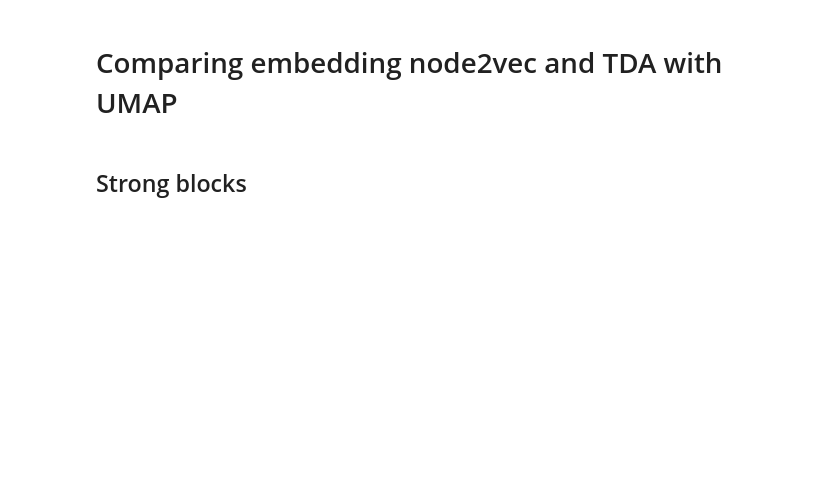
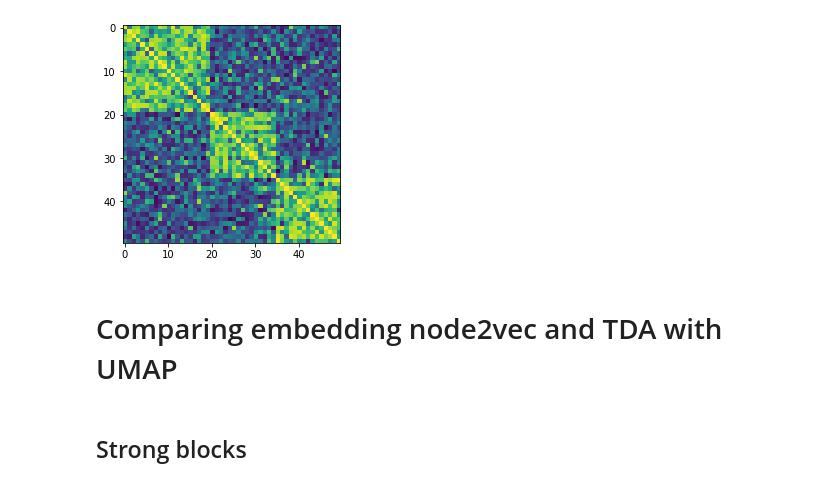
Before and after one commit to iknyazeva/WSBM, a Jupyter notebook: ProcessEmbedding.ipynb, the cells around one changed output. Saved outputs shown, nothing was run; the diff lists cells and outputs as text; code cells hidden in the pictures; blank space fills up the shorter version.

```diff
--- a/ProcessEmbedding.ipynb
+++ b/ProcessEmbedding.ipynb
@@ -14,2 +58,11 @@ import matplotlib.pyplot as plt
+# %%
+pi_vector=[0.4,0.3,0.3]
+theta_in=1
+theta_out=-1
+wAdj = generate_wsbm_adj(n,[0.4,0.3,0.3],theta_in = theta_in,theta_out = theta_out)
+plt.imshow(wAdj)
+savemat(f"wsbm_base_{pi_vector[0]}_{pi_vector[1]}_{theta_in}_{abs(theta_out)}.mat",mdict={f"wsbm_base":wAdj})
+# %% [output]
+[figure, added]
 # %% [markdown]
 # Comparing embedding node2vec and TDA with UMAP
```
Also changed, not shown: parts of 49 cells of this notebook, 1 other file.
